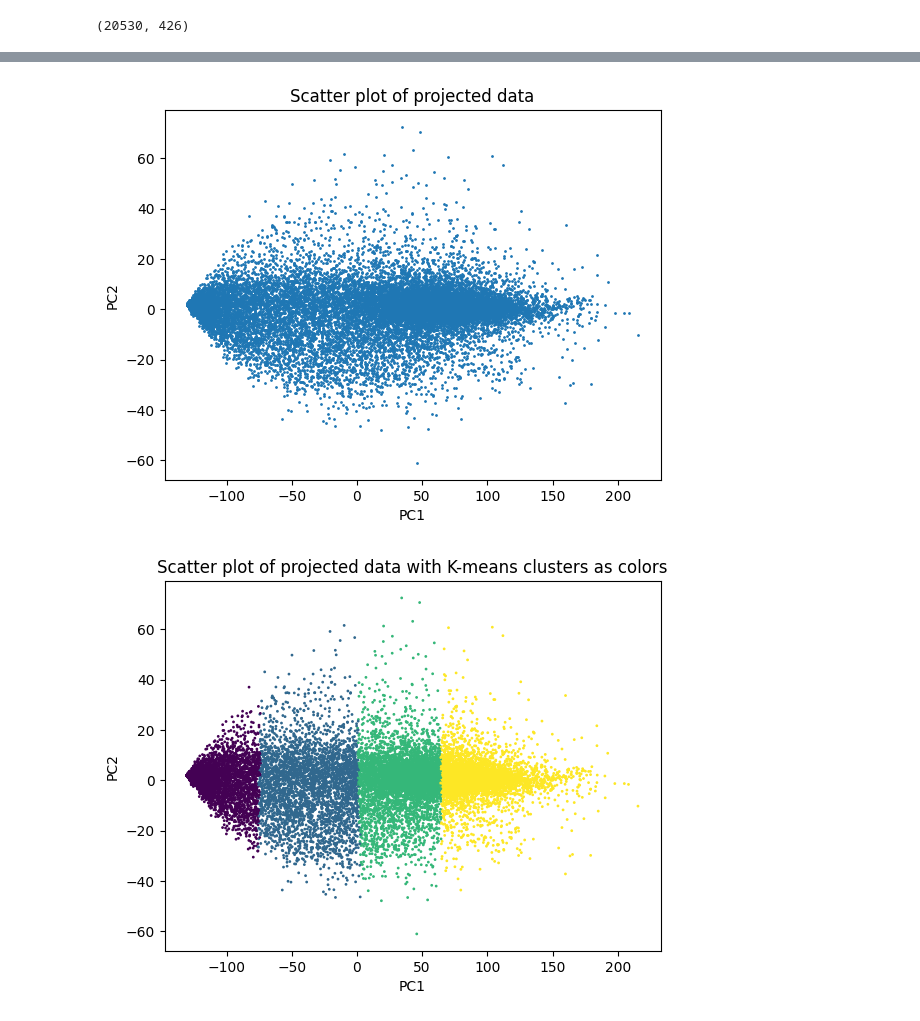
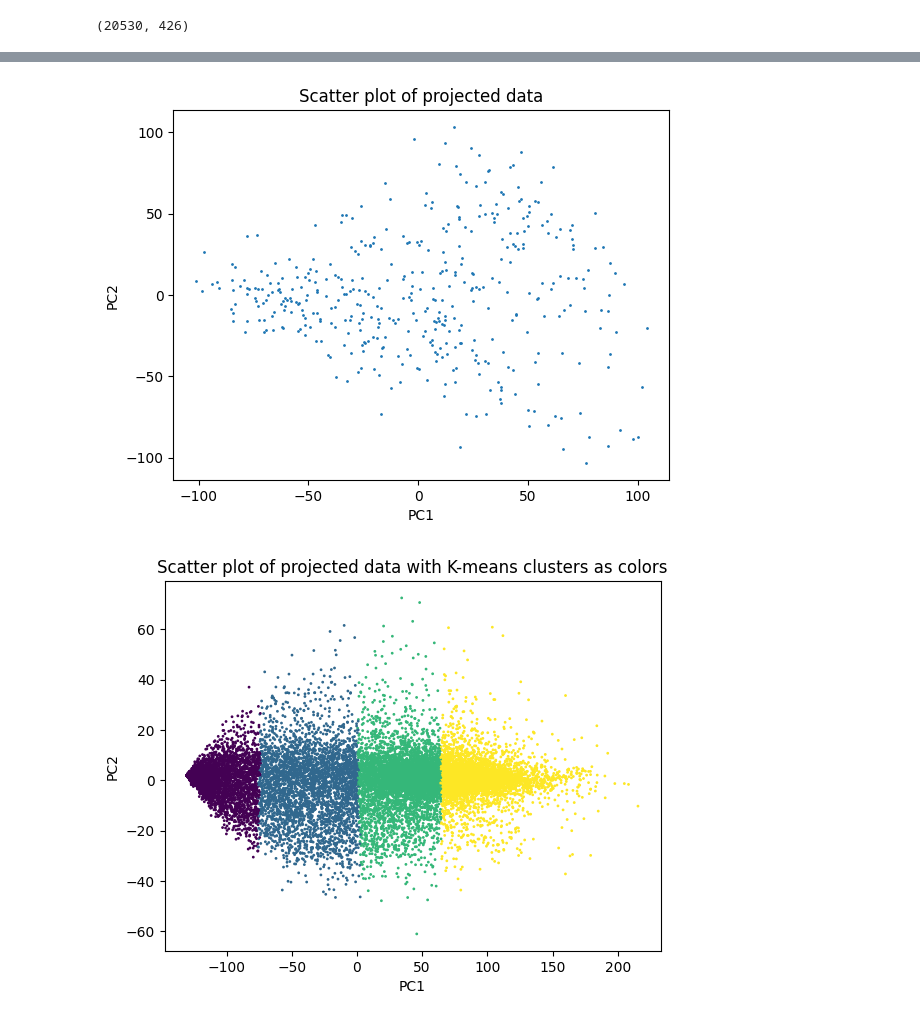
Before and after one commit to shashkat/Machine-Learning-for-Scientists-Group-Project, a Jupyter notebook: code/dimensionality_reduction.ipynb, the cells around one changed output, grey strips where cells are left out. Cells and saved outputs as stored; diff of their text form; code cells hidden in the pictures.

```diff
--- a/code/dimensionality_reduction.ipynb
+++ b/code/dimensionality_reduction.ipynb
@@ -144,0 +81,3 @@ The first two eigenvalues are: [6518.733967     93.34842699]
+# %%
+data_np = data.to_numpy()
+data_np_100genes = data_np[:10000, :]
@@ -145,21 +121,12 @@ The first two eigenvalues are: [6518.733967     93.34842699]
 # %%
-def project_data(df, eigvecs, n_components=2):
-    '''
-    project_data takes a dataframe df and eigenvectors and returns the projected data.
-    '''
-    # Centering
-    df_centered = df - df.mean(axis=0)
-    # Project data onto eigenvectors
-    return np.dot(df_centered, eigvecs[:, :n_components])
-
-projected_data = project_data(data, eigvecs)
+projected_data = project_data(data_np_100genes.T, eigvecs)
 plt.scatter(projected_data[:, 0], projected_data[:, 1], s=1)
 plt.xlabel('PC1')
 plt.ylabel('PC2')
 plt.title('Scatter plot of projected data')
 plt.show()
 # %% [output]
-[figure, old version]
+[figure, new version]
 # %%
 # Plot the reduced data with K-means clusters as colors
 plt.scatter(projected_data[:, 0], projected_data[:, 1], c=clusters, s=1)
```
Also changed, not shown: parts of 6 cells of this notebook, 4 other files.
